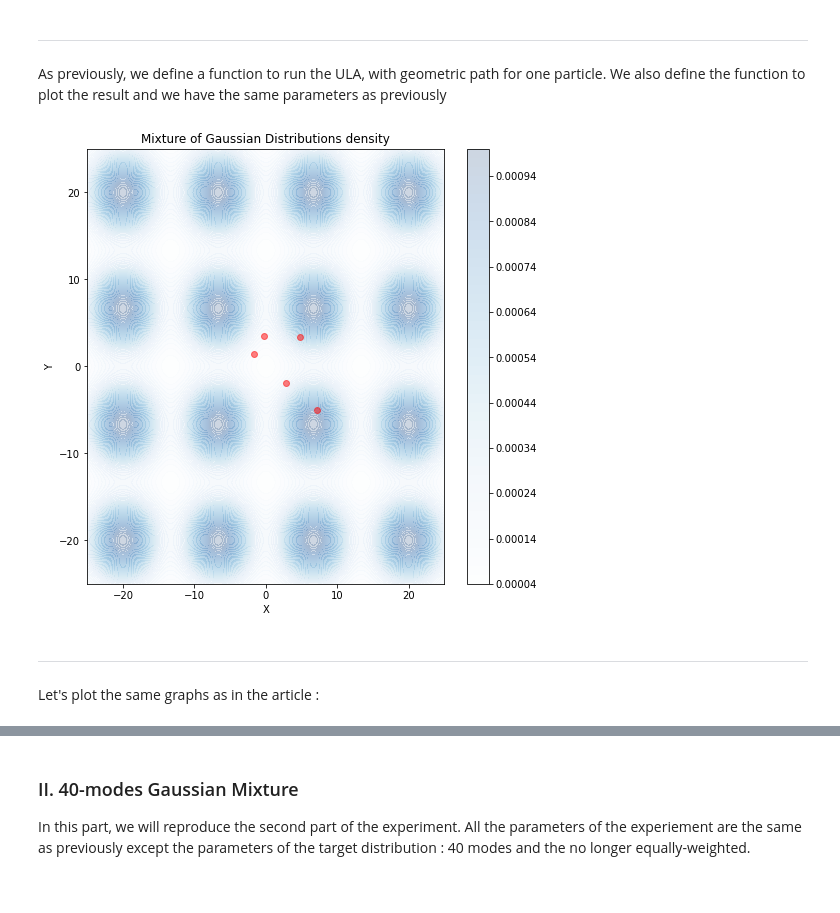
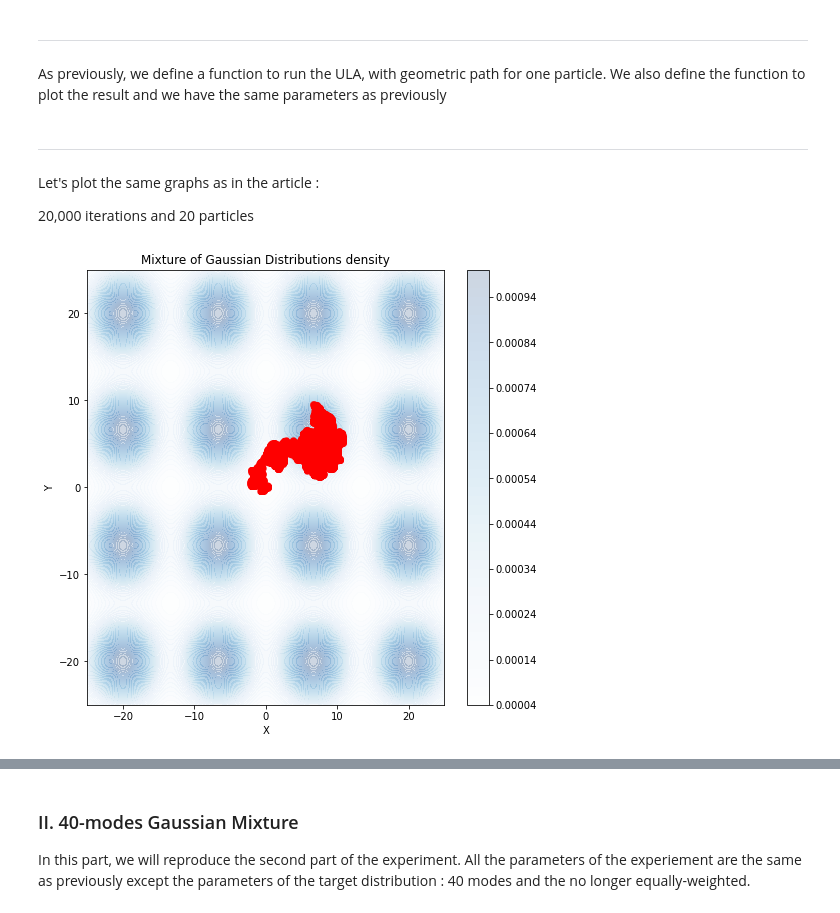
Before and after one commit to PyTomSss/Research_Project-Imperial_College, a Jupyter notebook: Dilation_path_experiment.ipynb, the cells around one changed output, grey strips where cells are left out. Cells and saved outputs as stored; diff of their text form; code cells hidden in the pictures.

```diff
--- a/Dilation_path_experiment.ipynb
+++ b/Dilation_path_experiment.ipynb
@@ -583,10 +575,31 @@ def plot_ULA_geom(nb_particles, step, nb_iter, weights, centers, covariances):
         x_result.append(traj[-1])
 
     generate_multimodal(centers, covariances, weights, np.array(x_result))
-# %%
-plot_ULA_geom(5, 0.001, 5000, weights, centers, covariances)
-# %% [output]
-[figure, removed]
 # %% [markdown]
 ------------------------------------------------------------------------------------------------------------------------------------------------------
 Let's plot the same graphs as in the article :
+
+20,000 iterations and 20 particles
+# %%
+x = np.linspace(-20, 20, 4)
+y = np.linspace(-20, 20, 4)
+
+nb_particles = 20
+
+xx, yy = np.meshgrid(x, y)
+
+# We define the centers for each mode
+centers = np.c_[xx.ravel(), yy.ravel()] ## On a une matrice de 16 lignes et 2 colonnes, chaque ligne correspond à un centre
+
+# Define the covariance matrix
+covariances = np.array([[[10, 0], [0, 10]]]*16)  # cov = 10*I_2 -> 16 times the same covariance matrix
+weights = np.ones(16) / 16
+
+# We define the initial position of the particles (sample from a standard normal distribution in 2-dimensions)
+sample_init = np.random.multivariate_normal([0, 0], [[1, 0], [0, 1]], nb_particles)
+# %%
+x_result = ULA_geometric(np.array([0, 0]), weights, centers, covariances, 0.001, 30000)
+
+generate_multimodal(centers, covariances, weights, np.array(x_result))
+# %% [output]
+[figure, added]
```
Also changed, not shown: parts of 12 cells of this notebook, 1 other file.
